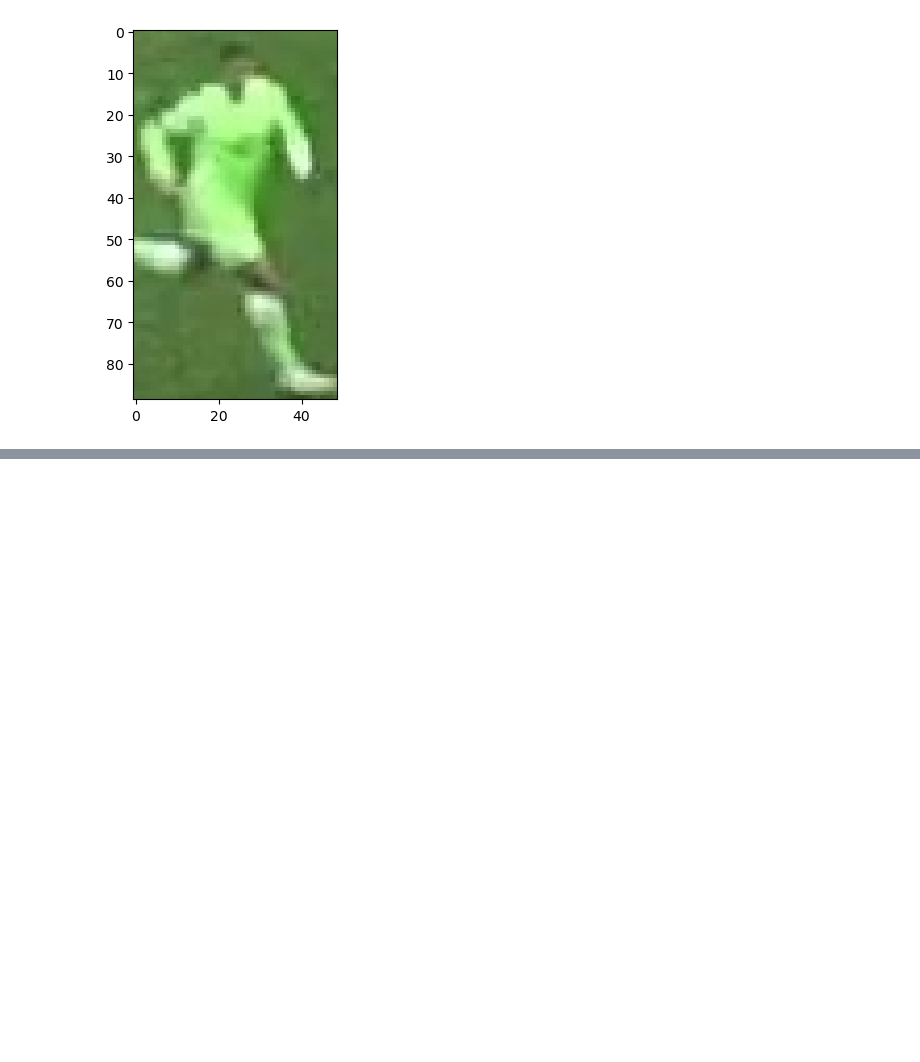
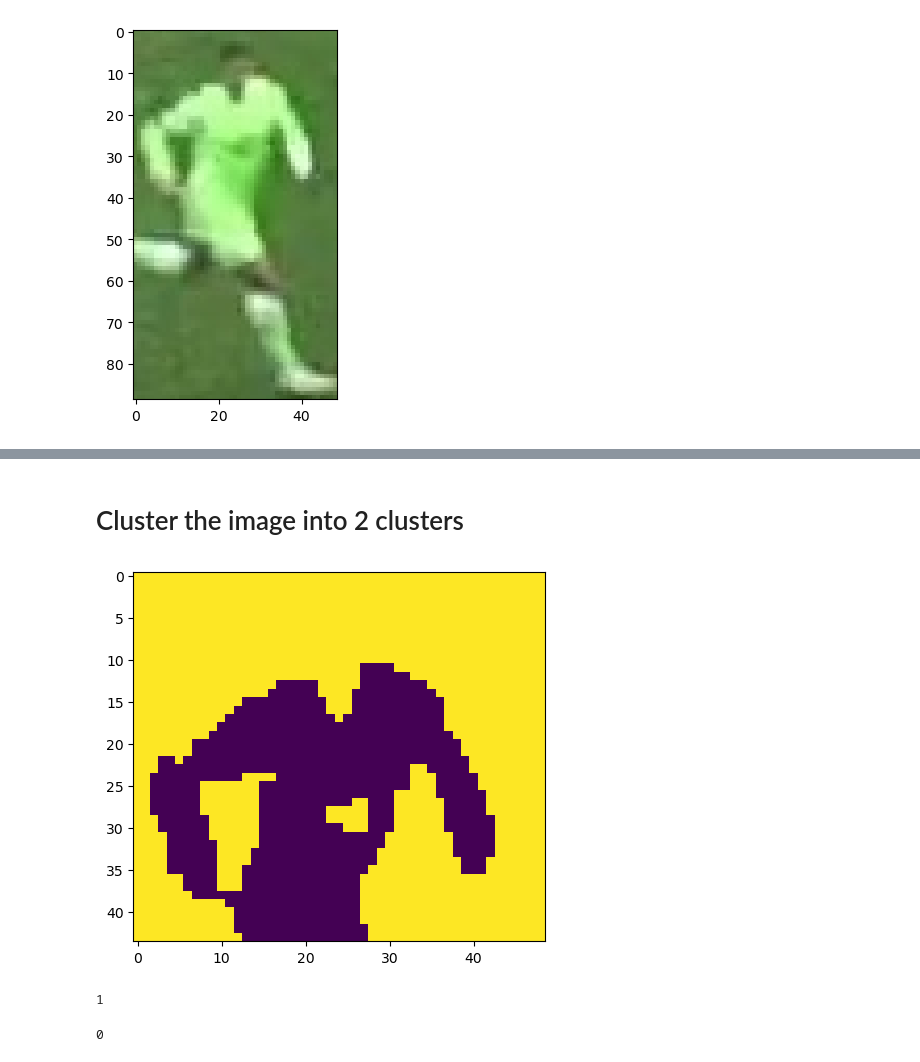
Before and after one commit to patrick-3008/Football-Analysis-system, a Jupyter notebook: development_&_analysis/color_assignment.ipynb, the cells around one changed output, grey strips where cells are left out. Saved outputs shown, nothing was run; the diff lists cells and outputs as text; code cells hidden in the pictures; blank space fills up the shorter version.

```diff
--- a/development_&_analysis/color_assignment.ipynb
+++ b/development_&_analysis/color_assignment.ipynb
@@ -14,0 +23,32 @@ plt.show()
+# %% [markdown]
+# Cluster the image into 2 clusters
+# %%
+# Reshape the image into 2d array
+image_2d = top_half_image.reshape(-1, 3)
+
+# Perform k-means clustering with 2 clusters
+kmeans = KMeans(n_clusters=2, random_state=0)
+kmeans.fit(image_2d)
+
+# Get the cluster labels
+labels = kmeans.labels_
+
+# Reshape the labels into the orginal image shape
+clustered_image = labels.reshape(top_half_image.shape[0], top_half_image.shape[1])
+
+# Display the clustered image
+plt.imshow(clustered_image)
+plt.show()
+# %% [output]
+[figure, added]
+# %%
+corner_clusters = [clustered_image[0, 0], clustered_image[0, -1], clustered_image[-1, 0], clustered_image[-1, -1]]
+non_player_cluster = max(set(corner_clusters), key=corner_clusters.count)
+print(non_player_cluster)
+# %% [output]
+1
+# %%
+player_cluster = 1-non_player_cluster
+print(player_cluster)
+# %% [output]
+0
```
Also changed, not shown: parts of 3 cells of this notebook, 1 other file.
